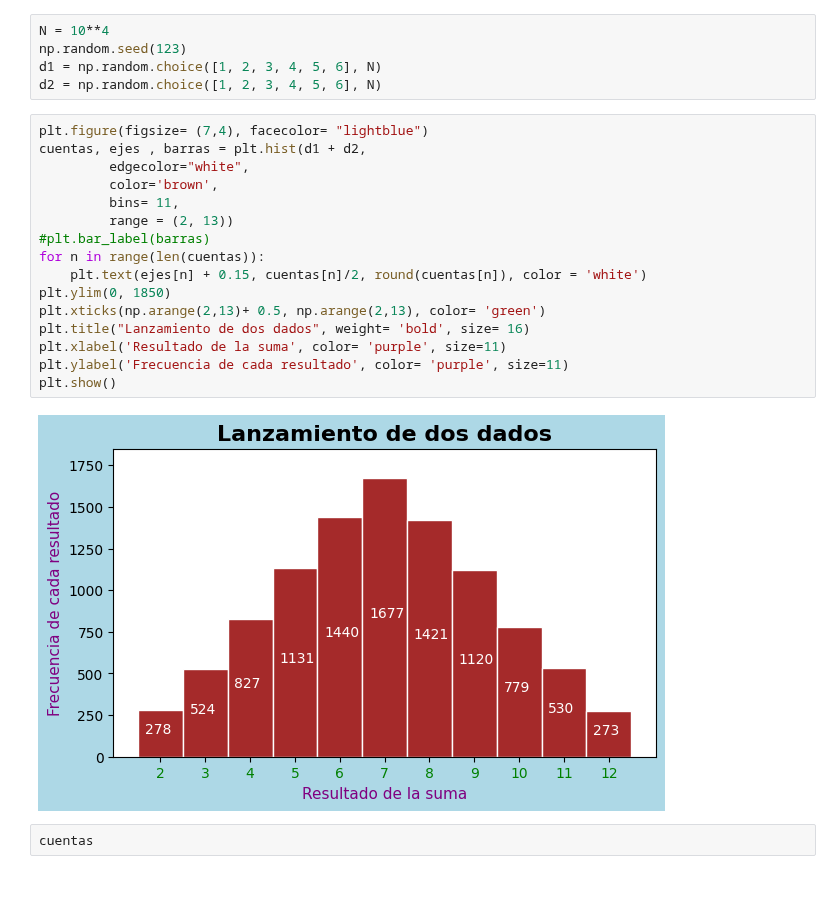
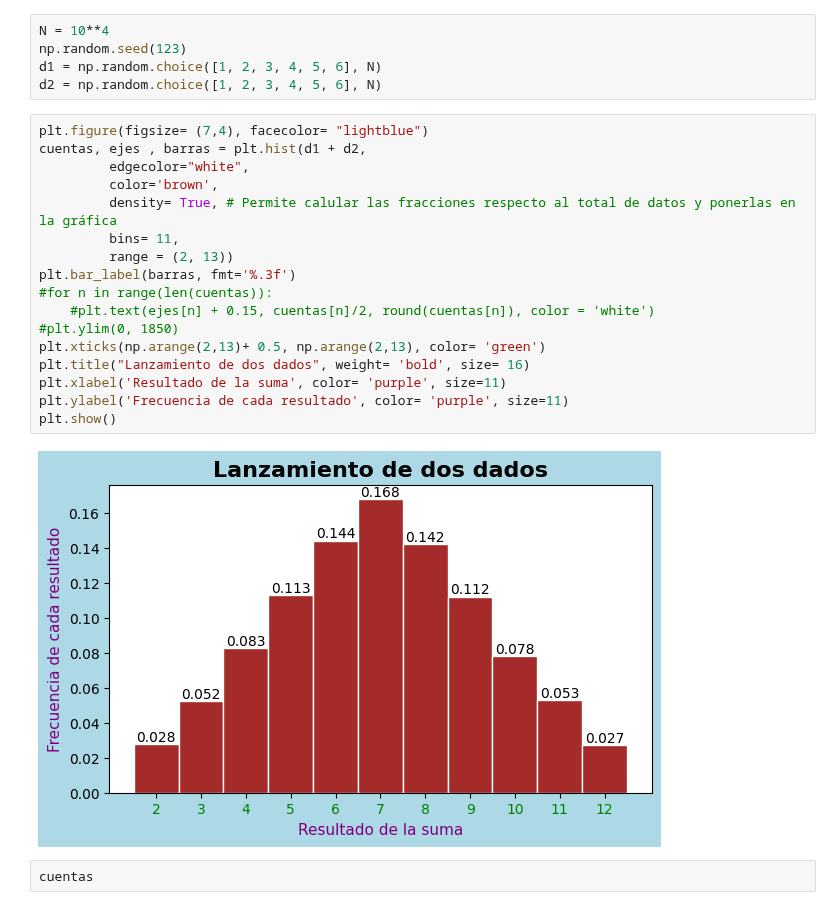
Before and after one commit to JhonZafra/Statistic_Concepts, a Jupyter notebook: SemanaIV/Simulaciones_P.ipynb, the cells around one changed output. Cells and saved outputs as stored; diff of their text form.

```diff
--- a/SemanaIV/Simulaciones_P.ipynb
+++ b/SemanaIV/Simulaciones_P.ipynb
@@ -12,21 +12,22 @@ d2 = np.random.choice([1, 2, 3, 4, 5, 6], N)
 # %%
 plt.figure(figsize= (7,4), facecolor= "lightblue")
 cuentas, ejes , barras = plt.hist(d1 + d2,
          edgecolor="white",
          color='brown',
+         density= True, # Permite calular las fracciones respecto al total de datos y ponerlas en la gráfica
          bins= 11,
          range = (2, 13))
-#plt.bar_label(barras)
-for n in range(len(cuentas)):
-    plt.text(ejes[n] + 0.15, cuentas[n]/2, round(cuentas[n]), color = 'white')
-plt.ylim(0, 1850)
+plt.bar_label(barras, fmt='%.3f')
+#for n in range(len(cuentas)):
+    #plt.text(ejes[n] + 0.15, cuentas[n]/2, round(cuentas[n]), color = 'white')
+#plt.ylim(0, 1850)
 plt.xticks(np.arange(2,13)+ 0.5, np.arange(2,13), color= 'green')
 plt.title("Lanzamiento de dos dados", weight= 'bold', size= 16)
 plt.xlabel('Resultado de la suma', color= 'purple', size=11)
 plt.ylabel('Frecuencia de cada resultado', color= 'purple', size=11)
 plt.show()
 # %% [output]
-[figure, old version]
+[figure, new version]
 # %%
 cuentas
 # %% [output]
```
Also changed, not shown: parts of 6 cells of this notebook.
